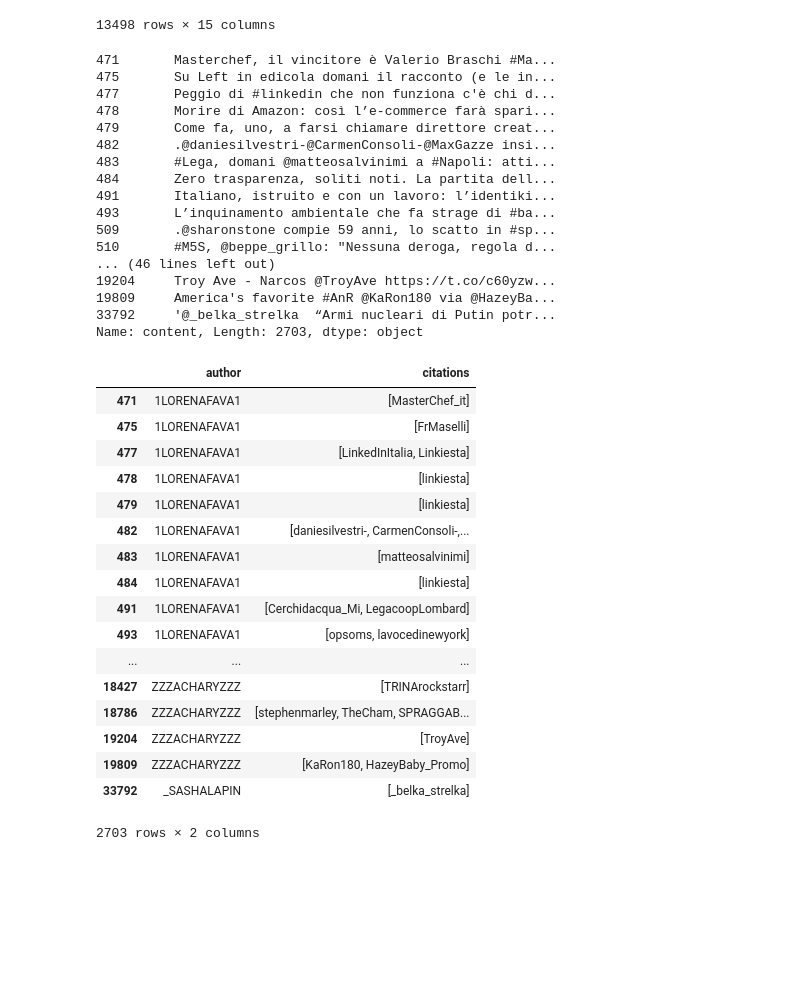
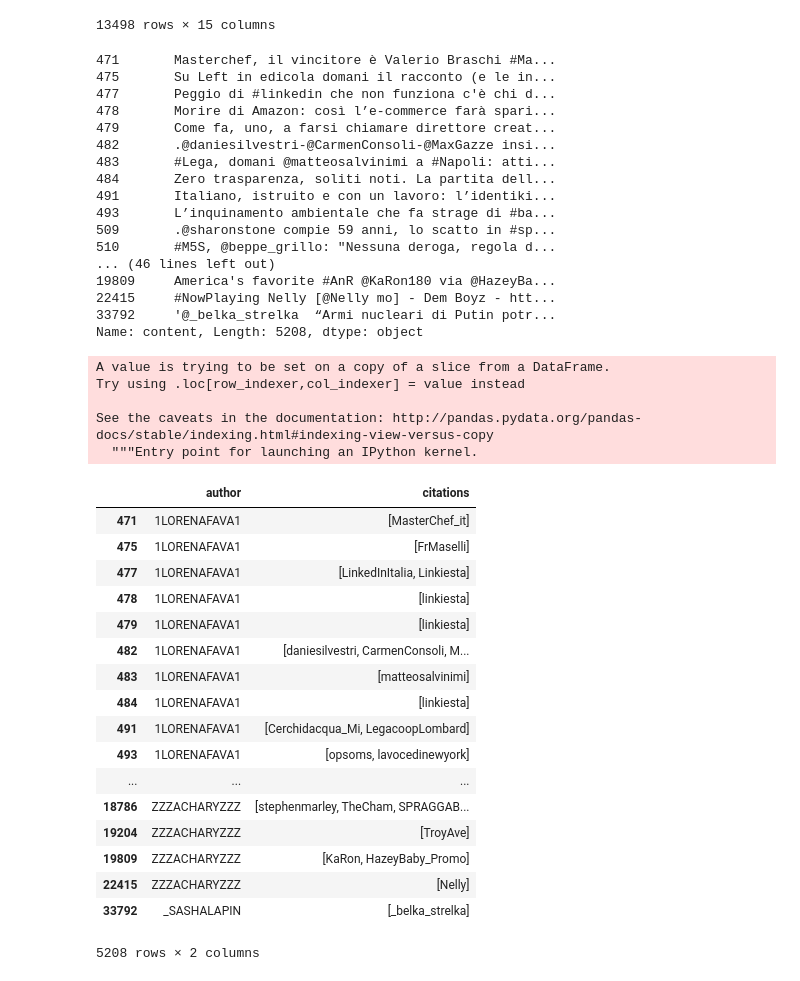
Before and after one commit to menghanhui/ADA-Project, a Jupyter notebook: find_citations.ipynb, the cells around one changed output. Drawn from its saved outputs; the diff is of its cells as text; code cells hidden in the pictures; blank space fills up the shorter version.

```diff
--- a/find_citations.ipynb
+++ b/find_citations.ipynb
@@ -45,8 +46,8 @@ retweet_italian_tweets
 | 33882 | 2.478384e+09 | _SASHALAPIN | Metallica в Brioni https://t.co/m... | Afghanistan | Italian | 2016-11-13 00:52:00 | 11/13/2016 0:53 | 680 | ... |
 13498 rows × 15 columns
 # %%
-retweet_italian_content = retweet_italian_tweets.loc[retweet_italian_tweets['content'].str.contains('@')]
-retweet_italian_content.content
+italian_content = italian_tweets.loc[italian_tweets['content'].str.contains('@')]
+italian_content.content
 # %% [output]
 471       Masterchef, il vincitore è Valerio Braschi #Ma...
 475       Su Left in edicola domani il racconto (e le in...
@@ -61,10 +62,12 @@ retweet_italian_content.content
 509       .@sharonstone compie 59 anni, lo scatto in #sp...
 510       #M5S, @beppe_grillo: "Nessuna deroga, regola d...
 ... (46 lines left out)
-19204     Troy Ave - Narcos @TroyAve https://t.co/c60yzw...
 19809     America's favorite #AnR @KaRon180 via @HazeyBa...
+22415     #NowPlaying Nelly [@Nelly mo] - Dem Boyz - htt...
 33792     '@_belka_strelka  “Armi nucleari di Putin potr...
-Name: content, Length: 2703, dtype: object
+Name: content, Length: 5208, dtype: object
+# %%
+regex = re.compile('[^a-zA-Z_]')
 # %%
 #retweet_italian_content['content']
 
@@ -75,31 +78,40 @@ def returncit(text):
         if word.find('@') > -1:
             list_cit = word.split('@')
             for cit in list_cit:
-                if (cit != '') and (len(cit)>2):
-                    final.append(cit)
+                if cit != '':
+                    cit = regex.sub('', cit)
+                    if cit != '':
+                        final.append(cit)
+
     return final
 # %%
-list_cit = retweet_italian_content.content.apply(returncit)
+list_cit = italian_content.content.apply(returncit)
 # %%
-retweet_italian_content['citations'] = list_cit
+italian_content['citations'] = list_cit
+# %% [output]
+A value is trying to be set on a copy of a slice from a DataFrame.
+Try using .loc[row_indexer,col_indexer] = value instead
+
+See the caveats in the documentation: http://pandas.pydata.org/pandas-docs/stable/indexing.html#indexing-view-versus-copy
+  """Entry point for launching an IPython kernel.
 # %%
-retweet_italian_content[['author','citations']]
+italian_content[['author','citations']]
 # %% [output]
 |  | author | citations |
 | 471 | 1LORENAFAVA1 | [MasterChef_it] |
 | 475 | 1LORENAFAVA1 | [FrMaselli] |
 | 477 | 1LORENAFAVA1 | [LinkedInItalia, Linkiesta] |
 | 478 | 1LORENAFAVA1 | [linkiesta] |
 | 479 | 1LORENAFAVA1 | [linkiesta] |
-| 482 | 1LORENAFAVA1 | [daniesilvestri-, CarmenConsoli-,... |
+| 482 | 1LORENAFAVA1 | [daniesilvestri, CarmenConsoli, M... |
 | 483 | 1LORENAFAVA1 | [matteosalvinimi] |
 | 484 | 1LORENAFAVA1 | [linkiesta] |
 | 491 | 1LORENAFAVA1 | [Cerchidacqua_Mi, LegacoopLombard] |
 | 493 | 1LORENAFAVA1 | [opsoms, lavocedinewyork] |
 | ... | ... | ... |
-| 18427 | ZZZACHARYZZZ | [TRINArockstarr] |
 | 18786 | ZZZACHARYZZZ | [stephenmarley, TheCham, SPRAGGAB... |
 | 19204 | ZZZACHARYZZZ | [TroyAve] |
-| 19809 | ZZZACHARYZZZ | [KaRon180, HazeyBaby_Promo] |
+| 19809 | ZZZACHARYZZZ | [KaRon, HazeyBaby_Promo] |
+| 22415 | ZZZACHARYZZZ | [Nelly] |
 | 33792 | _SASHALAPIN | [_belka_strelka] |
-2703 rows × 2 columns
+5208 rows × 2 columns
```
Also changed, not shown: parts of 2 cells of this notebook, 1 other file.
